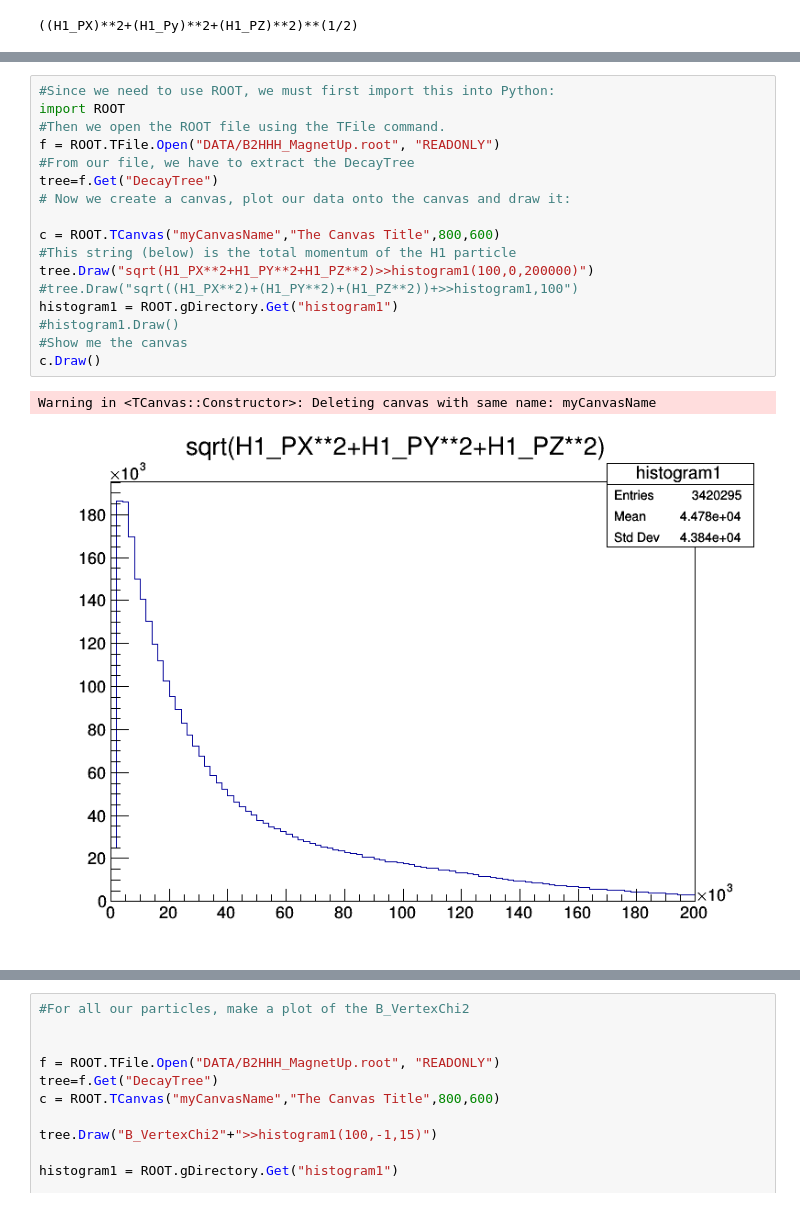
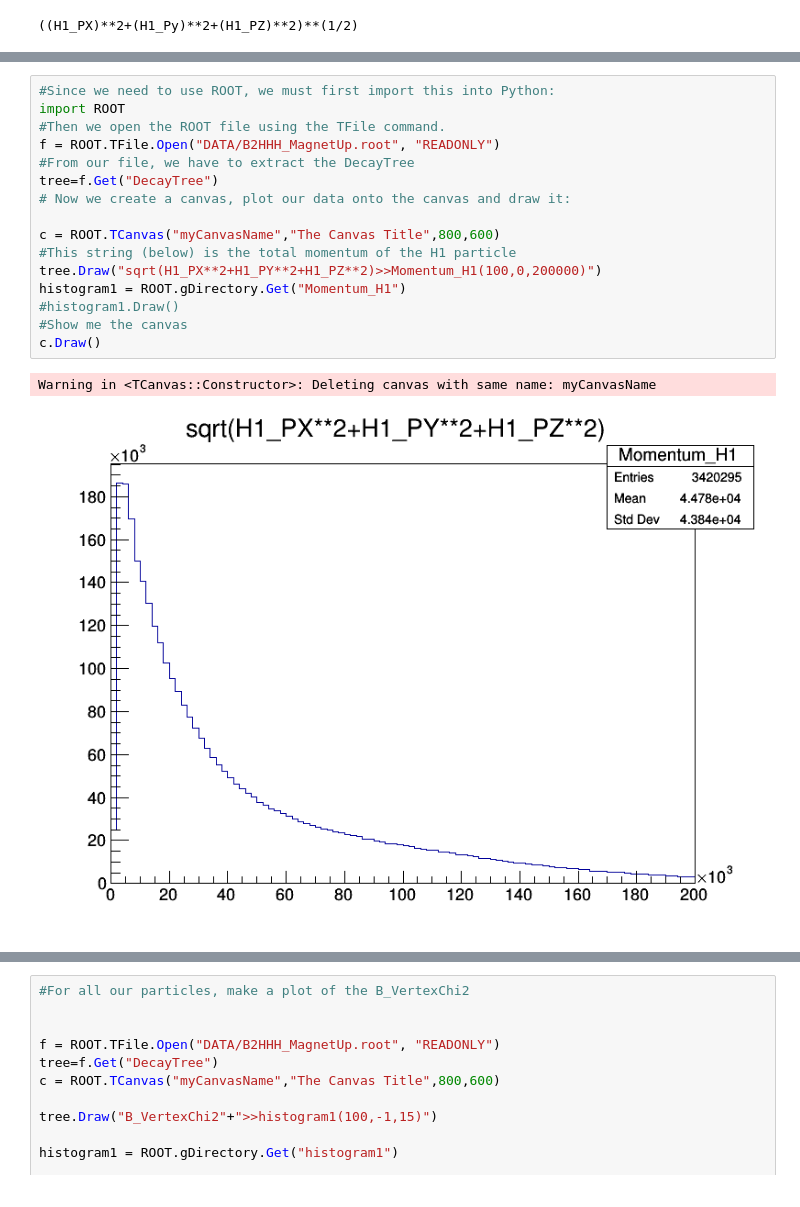
Before and after one commit to gio-rb/PRA3024, a Jupyter notebook: Week4.ipynb, the cells around one changed output, grey strips where cells are left out. Drawn from its saved outputs; the diff is of its cells as text.

```diff
--- a/Week4.ipynb
+++ b/Week4.ipynb
@@ -155,23 +127,22 @@ B2HHH_MagnetUp.root 100%[===================>] 424.12M  14.7MB/s    in 28s
 # %%
 #Since we need to use ROOT, we must first import this into Python:
 import ROOT
 #Then we open the ROOT file using the TFile command.
 f = ROOT.TFile.Open("DATA/B2HHH_MagnetUp.root", "READONLY")
 #From our file, we have to extract the DecayTree
 tree=f.Get("DecayTree")
 # Now we create a canvas, plot our data onto the canvas and draw it:
 
 c = ROOT.TCanvas("myCanvasName","The Canvas Title",800,600)
 #This string (below) is the total momentum of the H1 particle
-tree.Draw("sqrt(H1_PX**2+H1_PY**2+H1_PZ**2)>>histogram1(100,0,200000)")
-#tree.Draw("sqrt((H1_PX**2)+(H1_PY**2)+(H1_PZ**2))+>>histogram1,100")
-histogram1 = ROOT.gDirectory.Get("histogram1")
+tree.Draw("sqrt(H1_PX**2+H1_PY**2+H1_PZ**2)>>Momentum_H1(100,0,200000)")
+histogram1 = ROOT.gDirectory.Get("Momentum_H1")
 #histogram1.Draw()
 #Show me the canvas
 c.Draw()
 # %% [output]
 Warning in <TCanvas::Constructor>: Deleting canvas with same name: myCanvasName
-[figure, old version]
+[figure, new version]
 # %%
 #Since we need to use ROOT, we must first import this into Python:
 import ROOT
```
Also changed, not shown: parts of 19 cells of this notebook.
